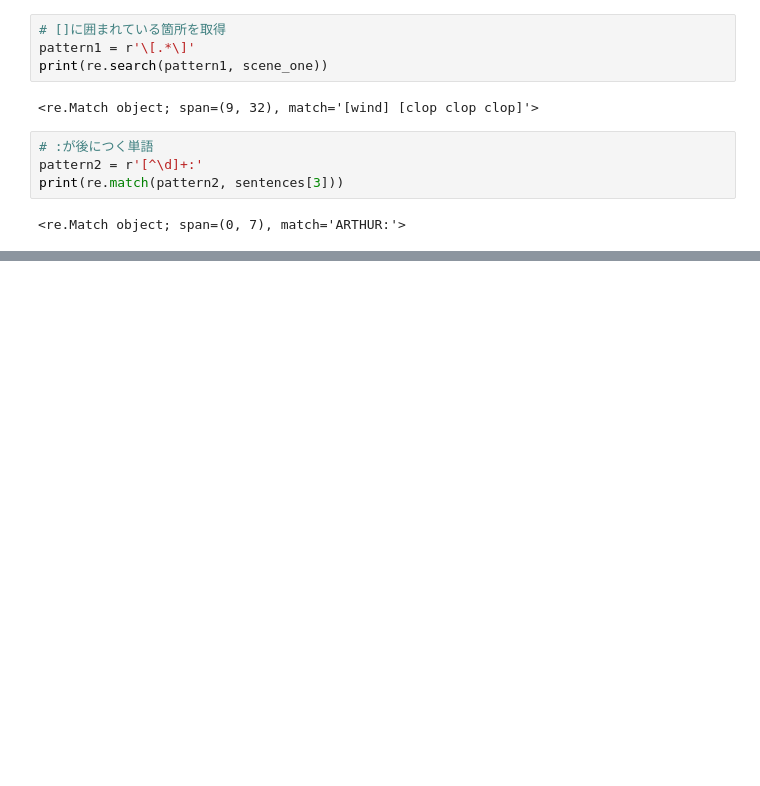
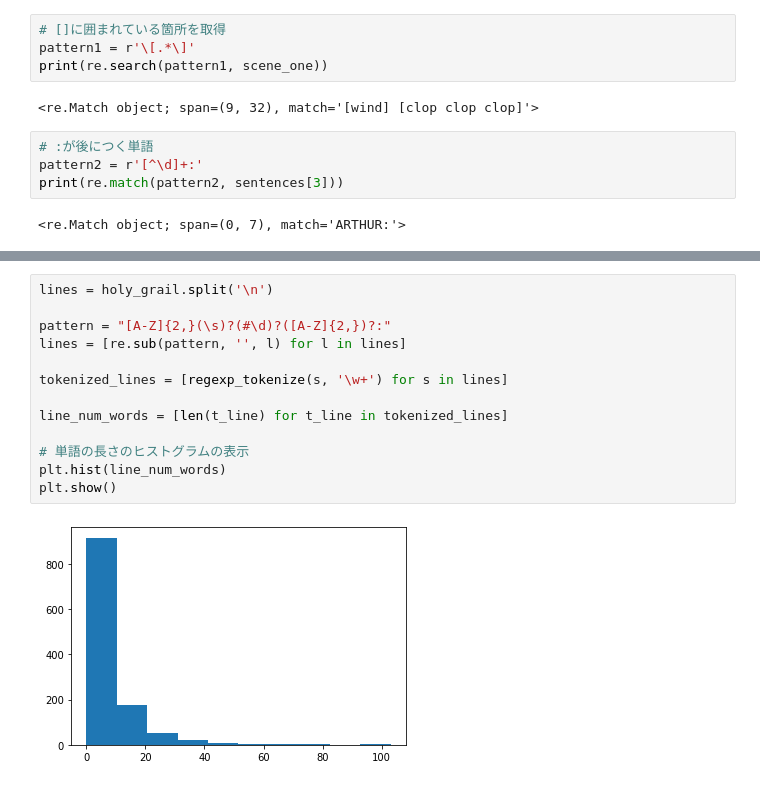
Before and after one commit to nmrmasakazu/data-camp, a Jupyter notebook: src/introduction-to-natural-language-processing-in-python/chapter_1.ipynb, the cells around one changed output, grey strips where cells are left out. Drawn from its saved outputs; the diff is of its cells as text; blank space fills up the shorter version.

```diff
--- a/src/introduction-to-natural-language-processing-in-python/chapter_1.ipynb
+++ b/src/introduction-to-natural-language-processing-in-python/chapter_1.ipynb
@@ -88,0 +160,15 @@ print(re.match(pattern2, sentences[3]))
+# %%
+lines = holy_grail.split('\n')
+
+pattern = "[A-Z]{2,}(\s)?(#\d)?([A-Z]{2,})?:"
+lines = [re.sub(pattern, '', l) for l in lines]
+
+tokenized_lines = [regexp_tokenize(s, '\w+') for s in lines]
+
+line_num_words = [len(t_line) for t_line in tokenized_lines]
+
+# 単語の長さのヒストグラムの表示
+plt.hist(line_num_words)
+plt.show()
+# %% [output]
+[figure, added]
```
Also changed, not shown: parts of 20 cells of this notebook, 1 other file.
